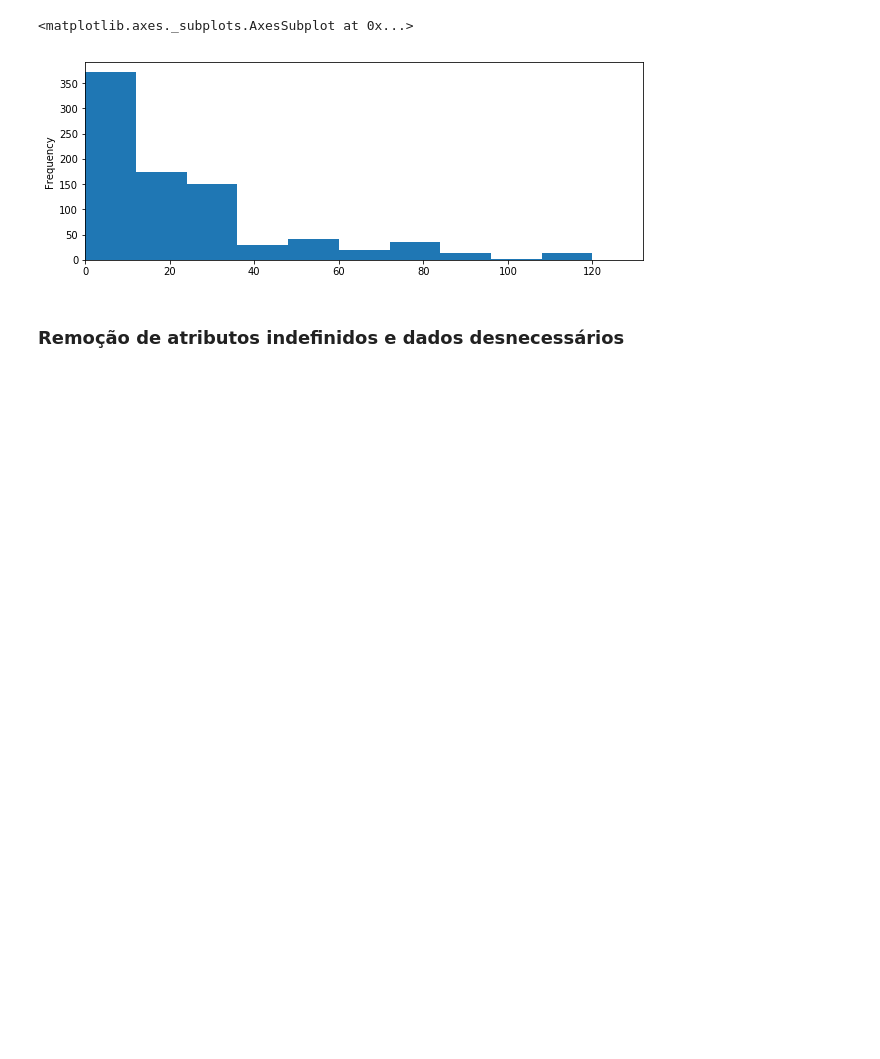
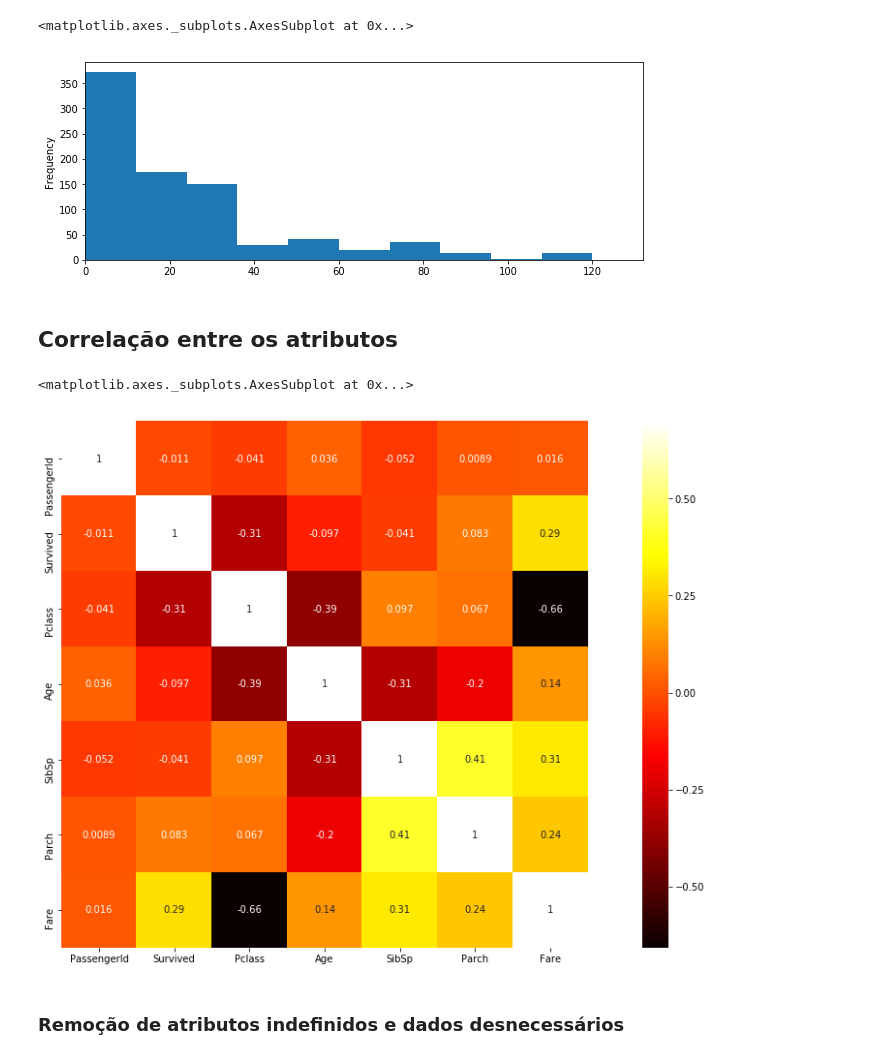
Before and after one commit to alvesmarcos/deep-learning, a Jupyter notebook: CI1107219/Manipulando dados/Manipulando Dados.ipynb, the cells around one changed output. Cells and saved outputs as stored; diff of their text form; code cells hidden in the pictures; blank space fills up the shorter version.

```diff
--- a/CI1107219/Manipulando dados/Manipulando Dados.ipynb
+++ b/CI1107219/Manipulando dados/Manipulando Dados.ipynb
@@ -108,6 +127,14 @@ data['Fare'].plot(kind='hist')
 # %% [output]
 <matplotlib.axes._subplots.AxesSubplot at 0x...>
 [figure]
+# %% [markdown]
+## Correlação entre os atributos
+# %%
+plt.figure(figsize=(20,10))
+sns.heatmap(data.corr(), vmax=0.7,  square=True,  annot=True,  cmap="hot")
+# %% [output]
+<matplotlib.axes._subplots.AxesSubplot at 0x...>
+[figure, added]
 # %% [markdown]
 ### Remoção de atributos indefinidos e dados desnecessários
 # %%
```
Also changed, not shown: parts of 20 cells of this notebook, 2 other files.
